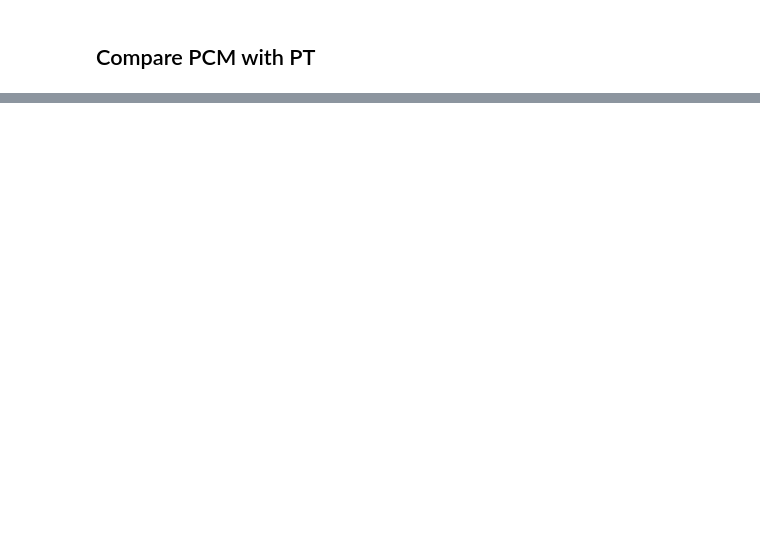
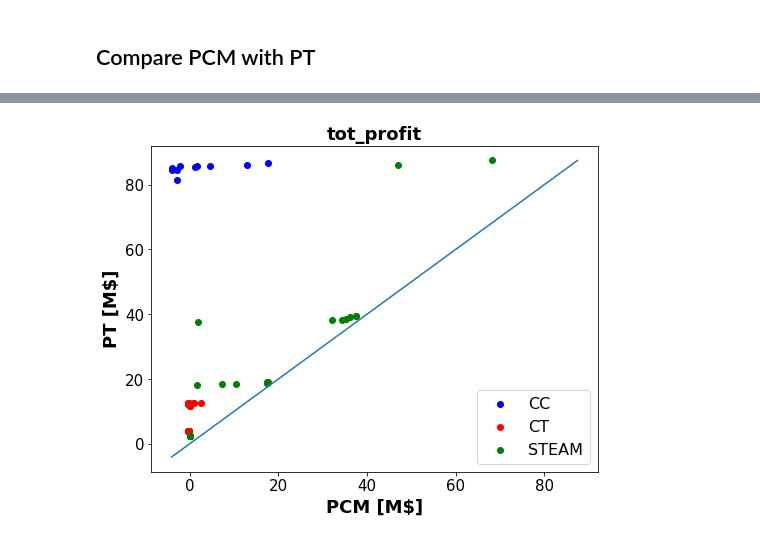
Before and after one commit to Xinhe-Chen/RTS-GMLC-PT, a Jupyter notebook: Notebook/PT_Fossil_Results_Analysis.ipynb, the cells around one changed output, grey strips where cells are left out. Cells and saved outputs as stored; diff of their text form; code cells hidden in the pictures; blank space fills up the shorter version.

```diff
--- a/Notebook/PT_Fossil_Results_Analysis.ipynb
+++ b/Notebook/PT_Fossil_Results_Analysis.ipynb
@@ -148,0 +324,4 @@ for name in gen_names:
+# %%
+make_parity_plot(df_all_gen_summarize_PCM, df_all_gen_summarize_PT, item='tot_profit')
+# %% [output]
+[figure, added]
```
Also changed, not shown: parts of 24 cells of this notebook, 4 other files.
